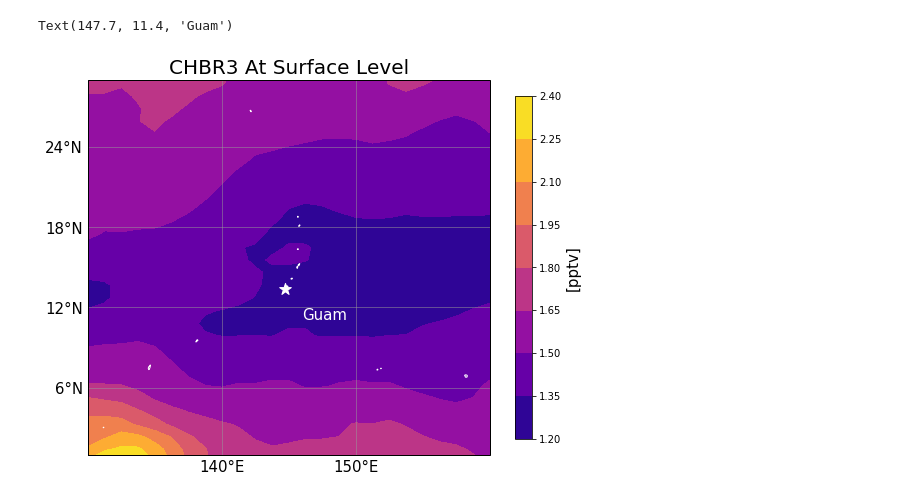
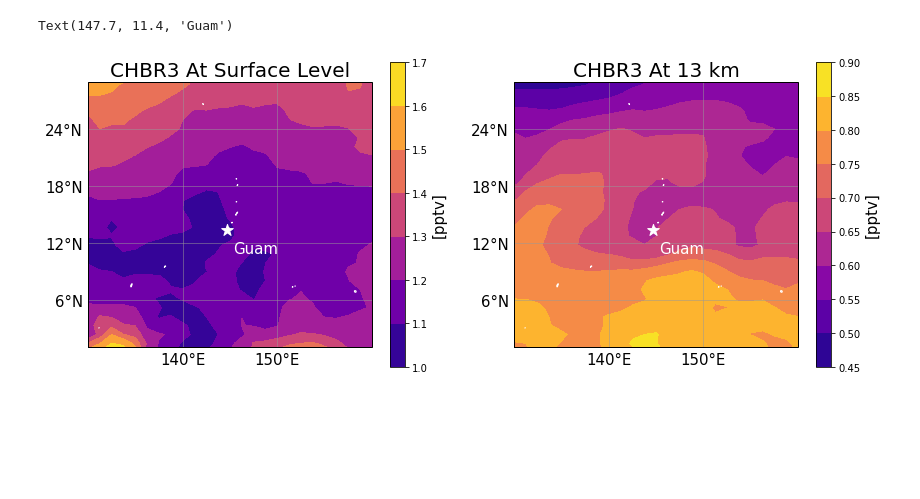
Before and after one commit to schelpon/final_project, a Jupyter notebook: final_project.ipynb, the cells around one changed output. Drawn from its saved outputs; the diff is of its cells as text; code cells hidden in the pictures; blank space fills up the shorter version.

Commit message:
final project edits

```diff
--- a/final_project.ipynb
+++ b/final_project.ipynb
@@ -15,7 +16,7 @@ from cartopy.mpl.gridliner import LONGITUDE_FORMATTER, LATITUDE_FORMATTER
 %matplotlib inline
 %config inlinebackend.figure_format='retina'
 # %%
-# make function
+# make functions we'll use
 # find index of value closest to desired value
 def find_nearest(desired, variable):
     diff = ([])
@@ -25,6 +26,22 @@ def find_nearest(desired, variable):
     ind = diff.index(min(diff))
     val = np.float(variable[ind])
     return ind
+
+# convert hpa to km
+# p = p0*exp(-z/H)
+H = 10*1000 # km to m
+p0 = 100000 # Pa
+def hpa_to_km(hpa_in):
+    m = np.log(hpa_in/p0)*-H
+    km_out = m/1000
+    return km_out
+
+# and km to hpa
+def km_to_hpa(km_in):
+    m = km_in*1000
+    pa = p0*np.exp(-m/H)
+    hpa_out = pa/100
+    return hpa_out
 # %%
 # load in contrast rf11 file
 # https://drive.google.com/file/d/1xVarpVV6Su5ophCqOpG14D4lHrF1xHBa/view?usp=sharing
@@ -105,5 +96,6 @@ camchem_file        100%[===================>] 556.28K  2.16MB/s    in 0.3s
 # %%
 cam = xr.open_dataset('camchem_file')
+cam = cam[['DMS', 'CHBR3', 'NO2']]*(1e12)
 cam
 # %% [output]
 <xarray.Dataset>
@@ -166,40 +260,73 @@ fig.savefig("RF07_FIG1.pdf", bbox_inches='tight')
 # %%
 ###################### CAMCHEM DATA ######################
 # %%
-# get surface level, study area only
+# ------------------------------------------- figure 3 -------------------------------------------
+# plot camchem at surface level and at 11 km - CHBR3
+# test plot
+fig = plt.figure(figsize=(14, 8))
+
+# ------------------------- Near Surface
 # surface
-surf = find_nearest(1000, cam['lev'])
-ds_surf = cam.isel(lev = surf)
+surf = find_nearest(km_to_hpa(1), cam['lev'])
 
-# test plot
-fig = plt.figure(figsize=(9, 9))
-
-# ------------------------- CHBR3
-ax = plt.subplot(1,1,1, projection=ccrs.PlateCarree())
-chbr3 = ds_surf['CHBR3'].squeeze()
-chbr3 = chbr3*(1e12)
-plt.contourf(chbr3.lon, chbr3.lat, chbr3, cmap = 'plasma')
+# plot
+ax = plt.subplot(1,2,1, projection=ccrs.PlateCarree())
+chbr3_surf = cam['CHBR3'].isel(lev = surf).squeeze()
+plt.contourf(chbr3_surf.lon, chbr3_surf.lat, chbr3_surf, cmap = 'plasma')
 ax.set_title('CHBR3 At Surface Level', fontsize=20)
 
 ax.set_extent([130, 160, 1, 29], ccrs.PlateCarree())
 ax.coastlines(resolution='50m', color='w', linewidth=1)
 gg = ax.gridlines(crs=ccrs.PlateCarree(), draw_labels=True,
                   linewidth=0.5, color='0.6', linestyle='-')
 gg.xlocator = mticker.FixedLocator([130, 140, 150, 160, 170, 180])
 gg.xlabels_top = False
 gg.ylabels_right = False
 gg.xformatter = LONGITUDE_FORMATTER
 gg.yformatter = LATITUDE_FORMATTER
 gg.xlabel_style = {'size': 15, 'color': 'k'}
 gg.ylabel_style = {'size': 15, 'color': 'k'}
 
 # get handle of colorbar so we can edit
 cbar = plt.colorbar(shrink = 0.7)
 cbar.ax.set_ylabel('[pptv]', fontsize=15)
 
 # add guam marker
 plt.scatter(144.7, 13.4, s = 150, c = 'w', marker = '*')
 ax.text(144.7+3, 13.4-2, "Guam", c = 'w', ha="center", va="center", size=15)
+
+
+# ------------------------- Near UT
+# 10 km
+ut = find_nearest(km_to_hpa(13), cam['lev'])
+
+# plot
+ax = plt.subplot(1,2,2, projection=ccrs.PlateCarree())
+chbr3_ut = cam['CHBR3'].isel(lev = ut).squeeze()
+plt.contourf(chbr3_ut.lon, chbr3_ut.lat, chbr3_ut, cmap = 'plasma')
+ax.set_title('CHBR3 At 13 km', fontsize=20)
+
+ax.set_extent([130, 160, 1, 29], ccrs.PlateCarree())
+ax.coastlines(resolution='50m', color='w', linewidth=1)
+gg = ax.gridlines(crs=ccrs.PlateCarree(), draw_labels=True,
+                  linewidth=0.5, color='0.6', linestyle='-')
+gg.xlocator = mticker.FixedLocator([130, 140, 150, 160, 170, 180])
+gg.xlabels_top = False
+gg.ylabels_right = False
+gg.xformatter = LONGITUDE_FORMATTER
+gg.yformatter = LATITUDE_FORMATTER
+gg.xlabel_style = {'size': 15, 'color': 'k'}
+gg.ylabel_style = {'size': 15, 'color': 'k'}
+
+# get handle of colorbar so we can edit
+cbar = plt.colorbar(shrink = 0.7)
+cbar.ax.set_ylabel('[pptv]', fontsize=15)
+#cbar.formatter.set_powerlimits((0, 0))
+#cbar.update_ticks()
+
+# add guam marker
+plt.scatter(144.7, 13.4, s = 150, c = 'w', marker = '*')
+ax.text(144.7+3, 13.4-2, "Guam", c = 'w', ha="center", va="center", size=15)
 # %% [output]
 Text(147.7, 11.4, 'Guam')
-[figure, old version]
+[figure, new version]
```
Also changed, not shown: parts of 18 cells of this notebook.
